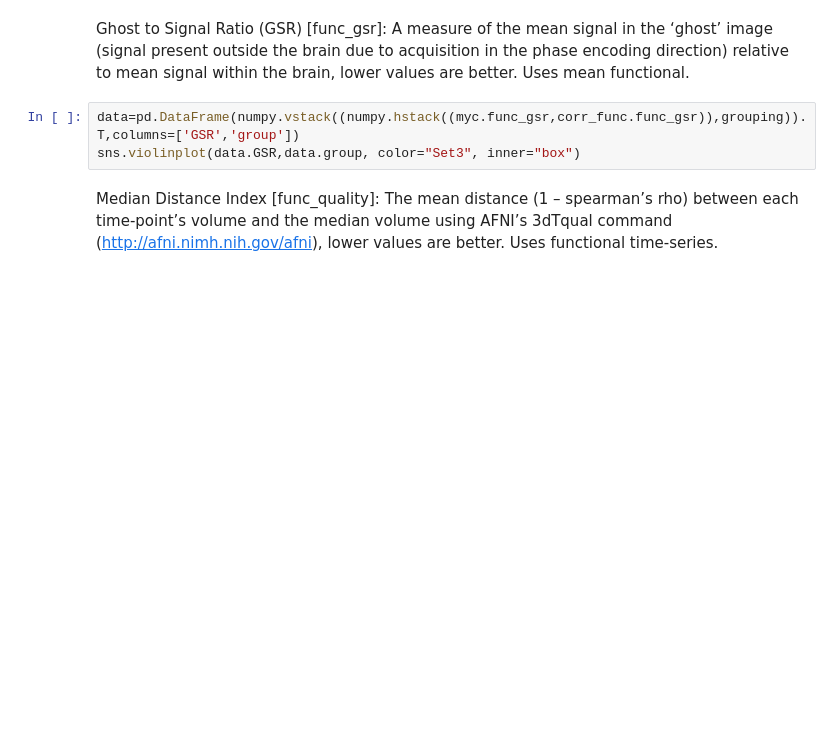
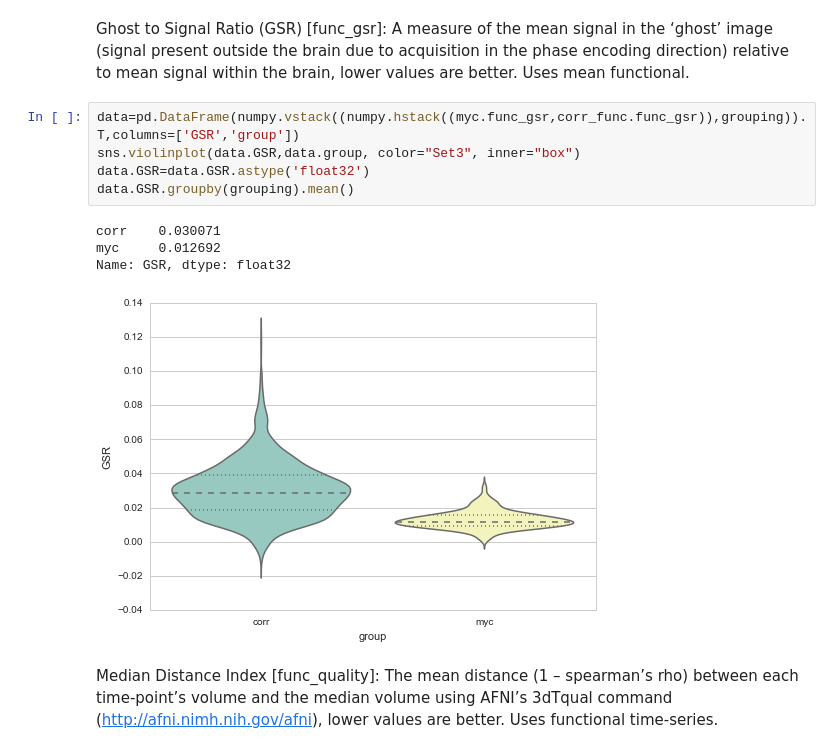
Before and after one commit to poldrack/myconnectome, a Jupyter notebook: quality_assurance/QA_summary_func.ipynb, the cells around one changed output. Drawn from its saved outputs; the diff is of its cells as text; blank space fills up the shorter version.

```diff
--- a/quality_assurance/QA_summary_func.ipynb
+++ b/quality_assurance/QA_summary_func.ipynb
@@ -85,6 +101,13 @@ Ghost to Signal Ratio (GSR) [func_gsr]: A measure of the mean signal in the ‘g
 # %%
 data=pd.DataFrame(numpy.vstack((numpy.hstack((myc.func_gsr,corr_func.func_gsr)),grouping)).T,columns=['GSR','group'])
 sns.violinplot(data.GSR,data.group, color="Set3", inner="box")
+data.GSR=data.GSR.astype('float32')
+data.GSR.groupby(grouping).mean()
+# %% [output]
+corr    0.030071
+myc     0.012692
+Name: GSR, dtype: float32
+[figure, added]
 # %% [markdown]
 Median Distance Index [func_quality]: The mean distance (1 – spearman’s rho) between each time-point’s volume and the median volume using AFNI’s 3dTqual command (http://afni.nimh.nih.gov/afni), lower values are better. Uses functional time-series.
 # %%
```
Also changed, not shown: parts of 5 cells of this notebook.
